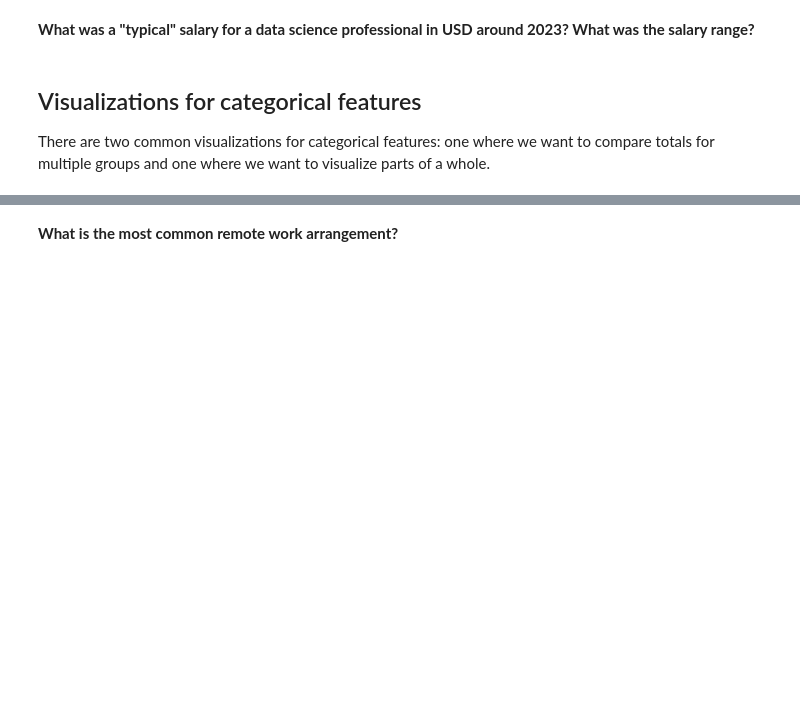
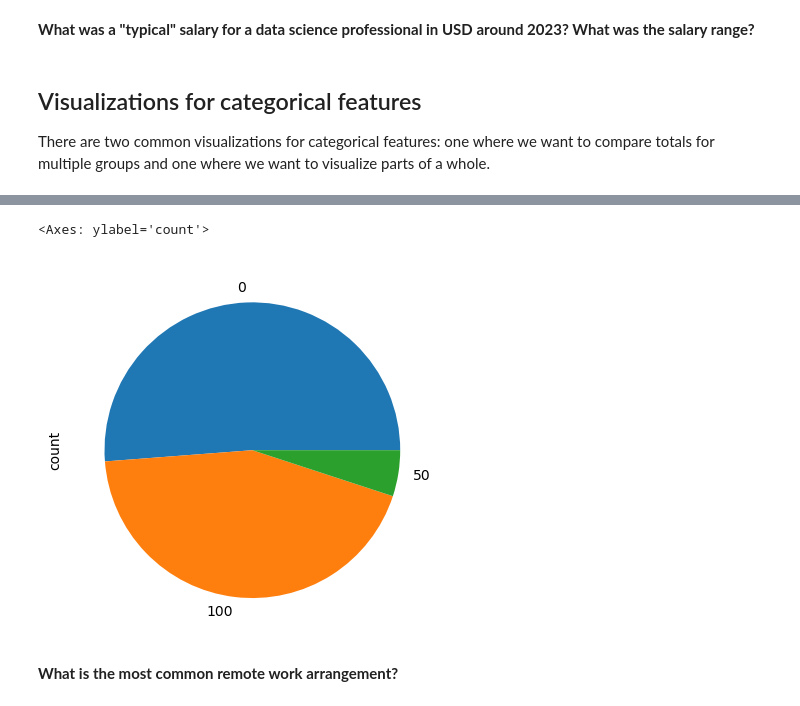
Before and after one commit to Kameti77/Data_Visualization_And_Modeling, a Jupyter notebook: Lecture/Week 1/1.1 - Data Visualization.ipynb, the cells around one changed output, grey strips where cells are left out. Drawn from its saved outputs; the diff is of its cells as text; code cells hidden in the pictures; blank space fills up the shorter version.

```diff
--- a/Lecture/Week 1/1.1 - Data Visualization.ipynb
+++ b/Lecture/Week 1/1.1 - Data Visualization.ipynb
@@ -207,3 +312,8 @@ There are two common visualizations for categorical features: one where we want
+# %%
+df['remote_ratio'].value_counts().plot(kind='pie')
+# %% [output]
+<Axes: ylabel='count'>
+[figure, added]
 # %% [markdown]
 **What is the most common remote work arrangement?**
 # %% [markdown]
```
Also changed, not shown: parts of 14 cells of this notebook, 1 other file.
